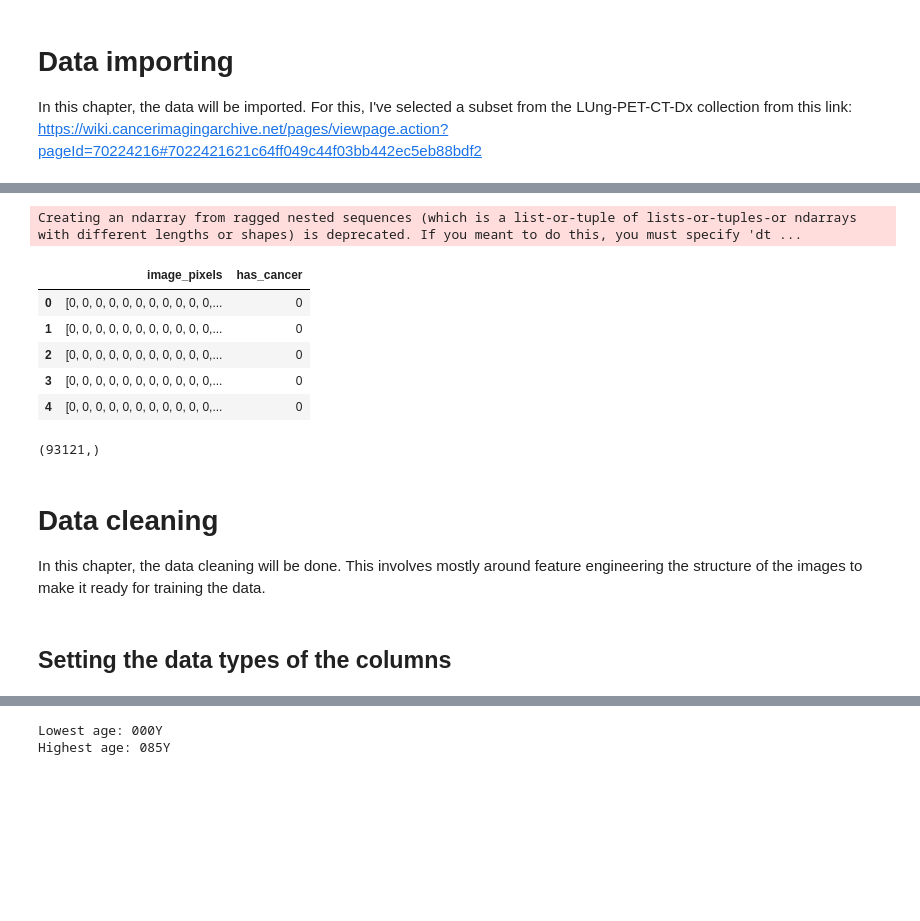
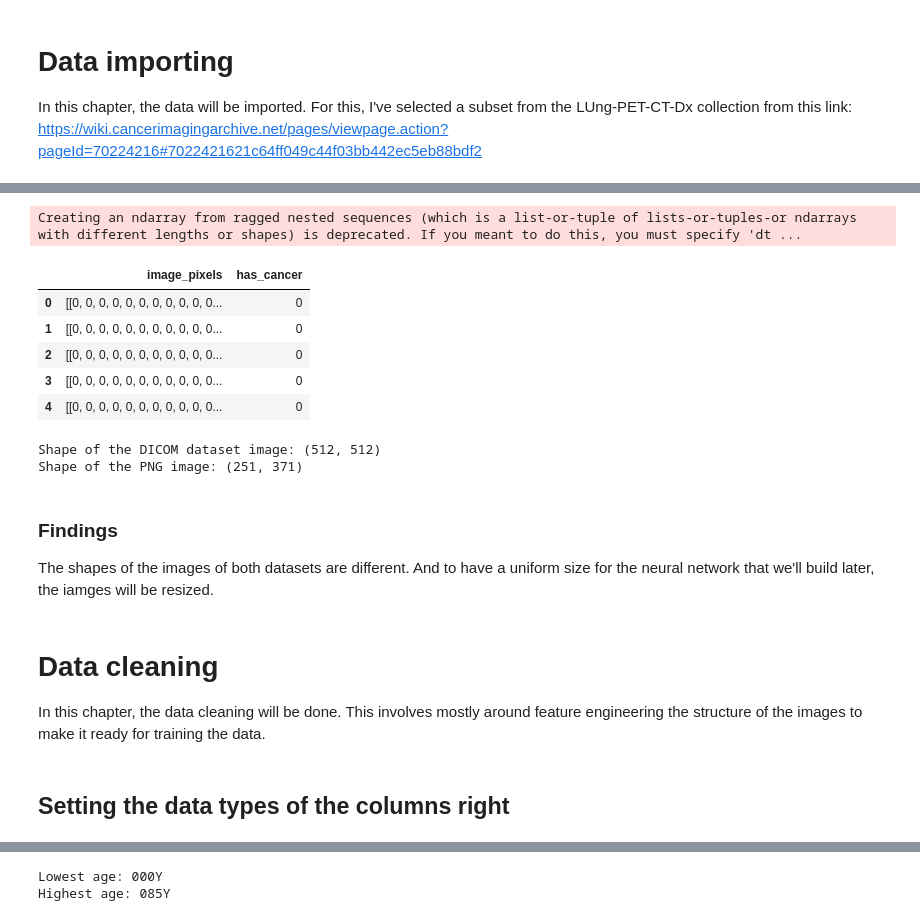
Before and after one commit to arondejong99/final-project-elu, a Jupyter notebook: final-project.ipynb, the cells around one changed output, grey strips where cells are left out. Drawn from its saved outputs; the diff is of its cells as text; code cells hidden in the pictures; blank space fills up the shorter version.

Commit message:
Worked further on project.
Next steps: make data ready for neural network, formalize the notebook.

```diff
--- a/final-project.ipynb
+++ b/final-project.ipynb
@@ -82,35 +84,40 @@ normalLungsImages = []
 # Read each PNG file in a for loop
 for pathNormalLung in tqdm(NormalLungFiles):
     lungImage = cv2.imread(pathNormalLung, cv2.IMREAD_GRAYSCALE)
-    lungImage_reshaped = np.reshape(lungImage, -1)
-    normalLungsImages.append(lungImage_reshaped)
+    normalLungsImages.append(lungImage)
 # %%
 # Create dataframe based on PNG images and add has_cancer column with value of 0
-df_normal_lungs = pd.DataFrame(data = np.array(normalLungsImages).T, columns=["image_pixels"])
+df_normal_lungs = pd.DataFrame(data = normalLungsImages, columns=["image_pixels"])
 df_normal_lungs["has_cancer"] = 0
 
+
 # Add rows from other dataframe using the append function: pixel arrays and has_cancer
-#df_normal_lungs = pd.concat([df_normal_lungs, df[['image_pixels', 'has_cancer']]])
+#df_normal_lungs = pd.concat([df_normal_lungs, df[['image_pixels', 'has_cancer']]], ignore_index= True)
 
 
 df_normal_lungs.head()
 # %% [output]
 Creating an ndarray from ragged nested sequences (which is a list-or-tuple of lists-or-tuples-or ndarrays with different lengths or shapes) is deprecated. If you meant to do this, you must specify 'dt ...
 |  | image_pixels | has_cancer |
-| 0 | [0, 0, 0, 0, 0, 0, 0, 0, 0, 0, 0,... | 0 |
-| 1 | [0, 0, 0, 0, 0, 0, 0, 0, 0, 0, 0,... | 0 |
-| 2 | [0, 0, 0, 0, 0, 0, 0, 0, 0, 0, 0,... | 0 |
-| 3 | [0, 0, 0, 0, 0, 0, 0, 0, 0, 0, 0,... | 0 |
-| 4 | [0, 0, 0, 0, 0, 0, 0, 0, 0, 0, 0,... | 0 |
+| 0 | [[0, 0, 0, 0, 0, 0, 0, 0, 0, 0, 0... | 0 |
+| 1 | [[0, 0, 0, 0, 0, 0, 0, 0, 0, 0, 0... | 0 |
+| 2 | [[0, 0, 0, 0, 0, 0, 0, 0, 0, 0, 0... | 0 |
+| 3 | [[0, 0, 0, 0, 0, 0, 0, 0, 0, 0, 0... | 0 |
+| 4 | [[0, 0, 0, 0, 0, 0, 0, 0, 0, 0, 0... | 0 |
-# %%
-df_normal_lungs.image_pixels[0].shape
-# %% [output]
-(93121,)
+# %%
+print(f"Shape of the DICOM dataset image: {df.image_pixels[0].shape}")
+print(f"Shape of the PNG image: {df_normal_lungs.image_pixels[0].shape}")
+# %% [output]
+Shape of the DICOM dataset image: (512, 512)
+Shape of the PNG image: (251, 371)
+# %% [markdown]
+### Findings
+The shapes of the images of both datasets are different. And to have a uniform size for the neural network that we'll build later, the iamges will be resized.
 # %% [markdown]
 # Data cleaning
 In this chapter, the data cleaning will be done. This involves mostly around feature engineering the structure of the images to make it ready for training the data.
 # %% [markdown]
-## Setting the data types of the columns
+## Setting the data types of the columns right
 # %%
 print(df.info())
 # %% [output]
```
Also changed, not shown: parts of 7 cells of this notebook.
